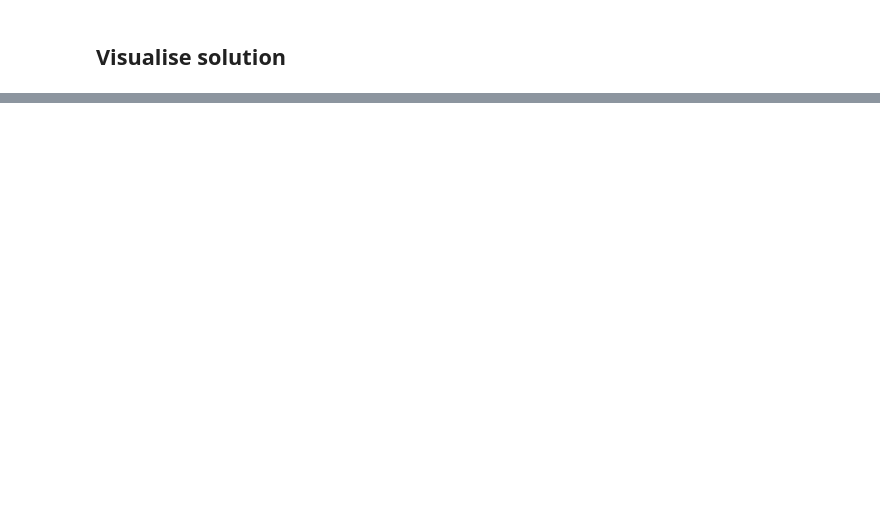
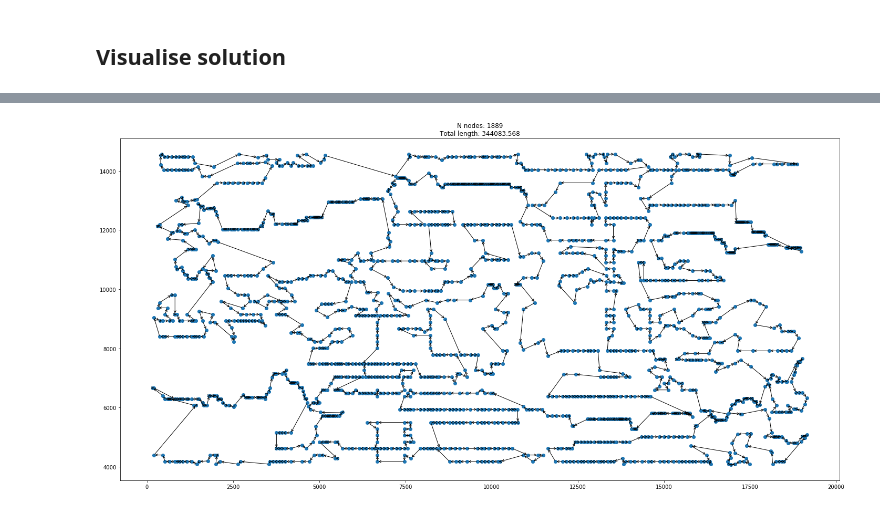
Before and after one commit to domdomdom12/coursera_discrete_optimization, a Jupyter notebook: assignment_4/Assignment 4.ipynb, the cells around one changed output, grey strips where cells are left out. Cells and saved outputs as stored; diff of their text form; code cells hidden in the pictures; blank space fills up the shorter version.

```diff
--- a/assignment_4/Assignment 4.ipynb
+++ b/assignment_4/Assignment 4.ipynb
@@ -447,0 +455,4 @@ plot_tour(nodes_array, distance_matrix, solution_dict)
+# %%
+plot_tour(nodes_array, distance_matrix, solution_dict)
+# %% [output]
+[figure, added]
```
Also changed, not shown: parts of 22 cells of this notebook, 2 other files.
